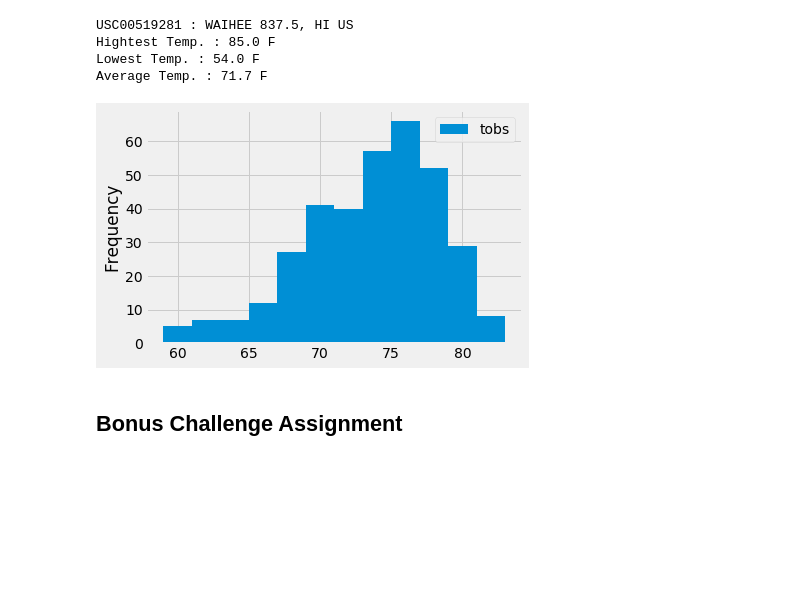
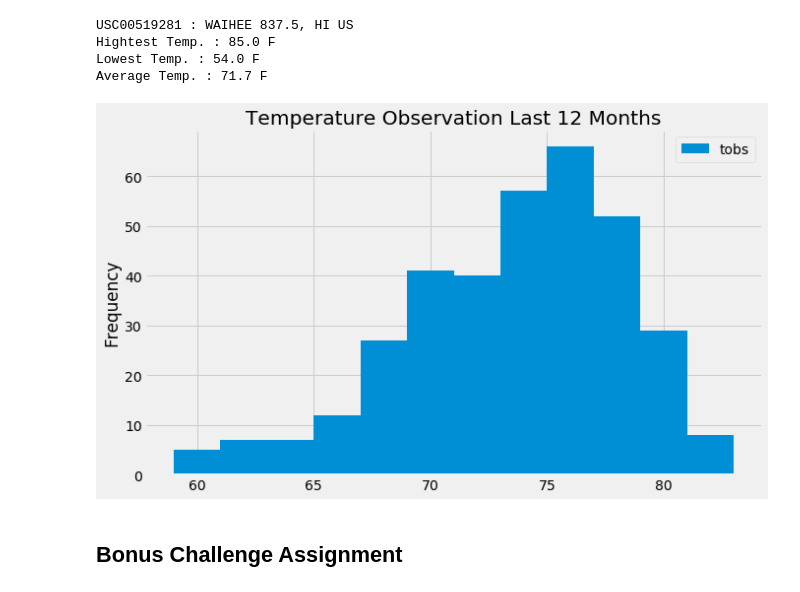
Before and after one commit to JPHebert32/Climate-API, a Jupyter notebook: Surfs_Up.ipynb, the cells around one changed output. Cells and saved outputs as stored; diff of their text form; code cells hidden in the pictures; blank space fills up the shorter version.

```diff
--- a/Surfs_Up.ipynb
+++ b/Surfs_Up.ipynb
@@ -155,25 +156,24 @@ Average Temp. : 71.7 F
 # %%
 # Choose the station with the highest number of temperature observations.
 # Query the last 12 months of temperature observation data for this station and plot the results as a histogram
 
 temp_data = (session.query(Measurement.date, Measurement.tobs)
                     .filter(Measurement.date > previous_yr)
                     .filter(Measurement.station == most_active)
                     .order_by(Measurement.date)
                     .all())
 
 #convert query object to data frame
 temp_df = pd.DataFrame(temp_data)
 temp_df = temp_df.set_index('date')
 
 #sory by dat-e
 temp_df = temp_df.sort_index(ascending=True)
 
 #histogram plot with pandas
-temp_df.plot(kind='hist', bins=12)
-plt.xlabel = "Temperature F"
+temp_df.plot(kind='hist', bins=12,title="Temperature Observation Last 12 Months",figsize=[10,6]);
 # %% [output]
-[figure, old version]
+[figure, new version]
 # %% [markdown]
 ## Bonus Challenge Assignment
 # %%
```
Also changed, not shown: parts of 1 cell of this notebook.
